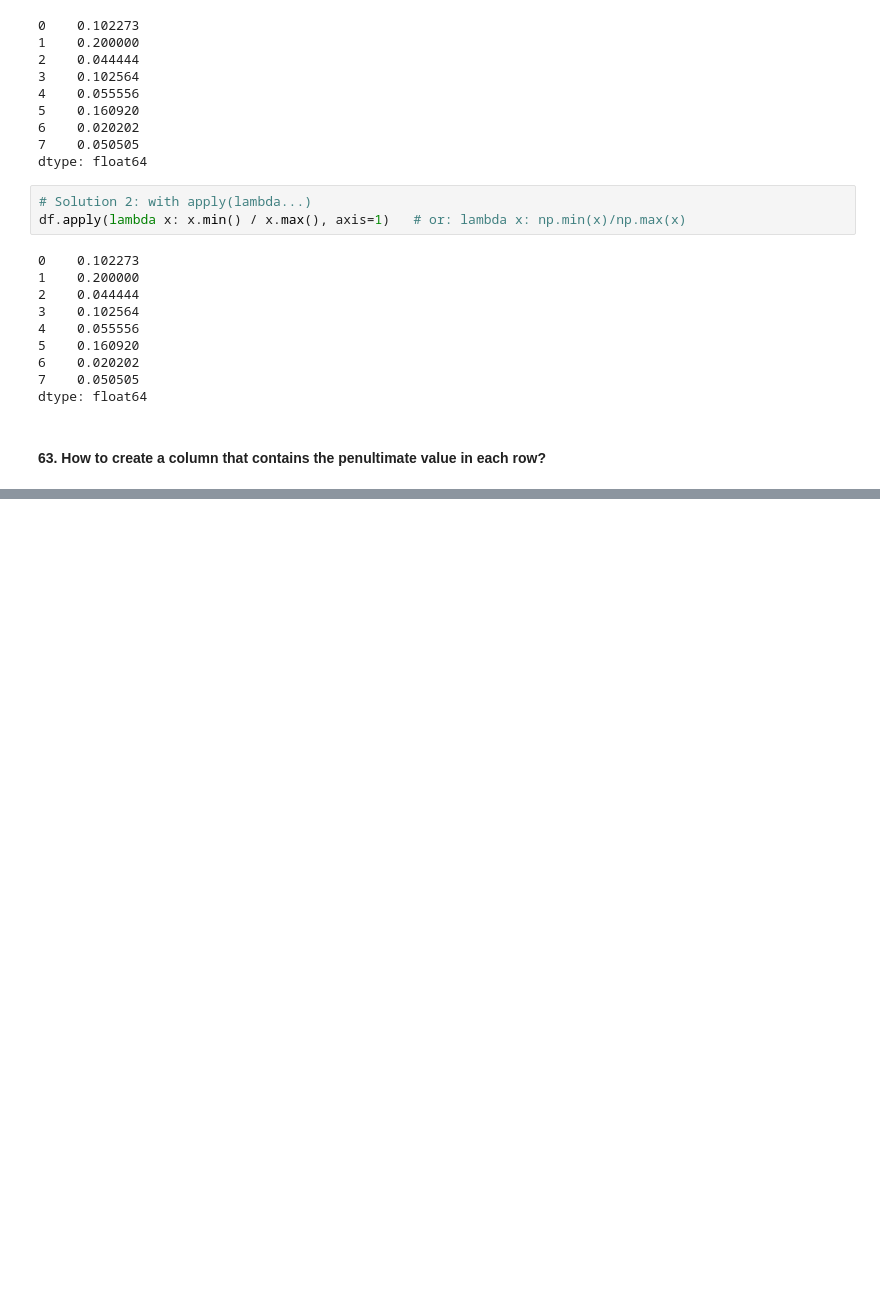
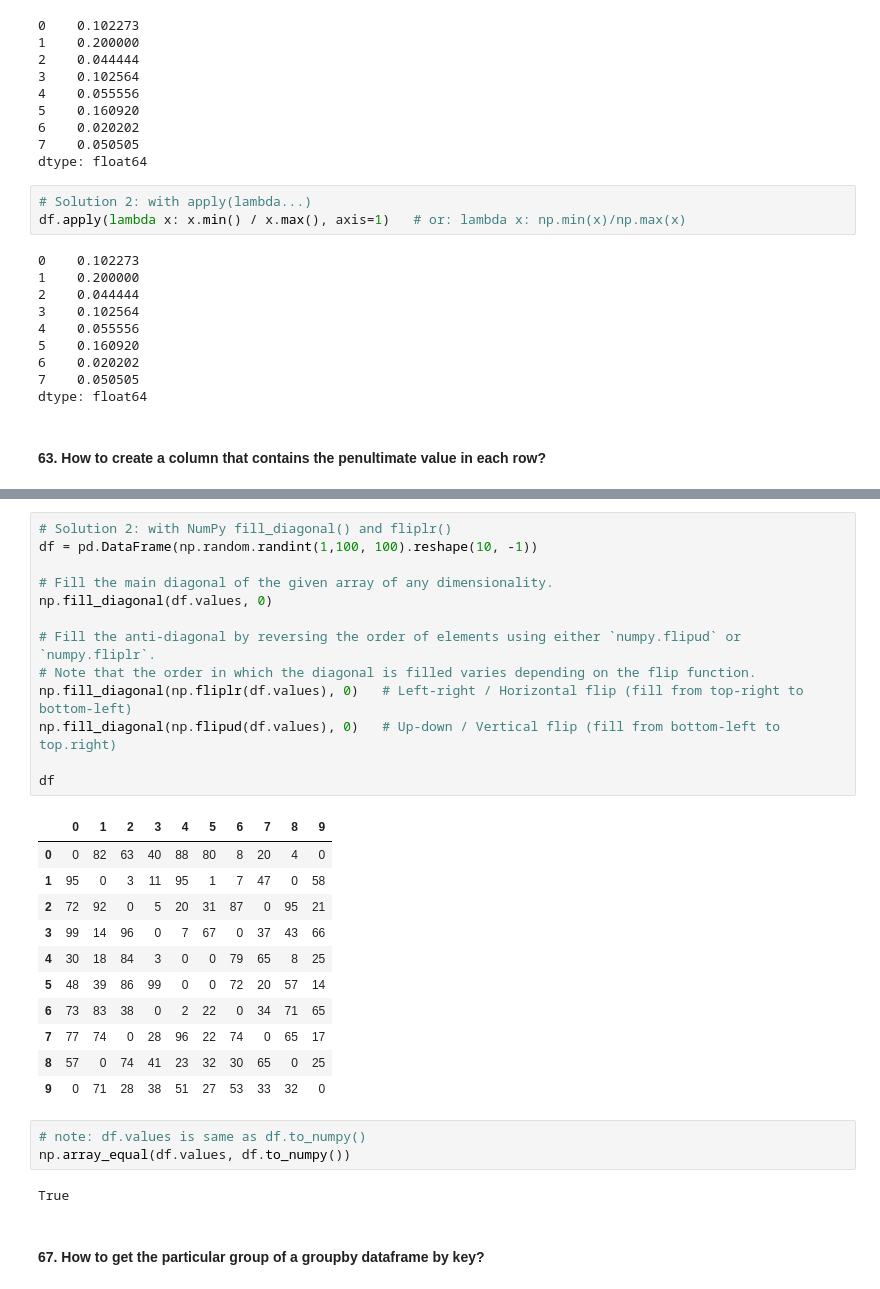
Before and after one commit to KarimaCha/Exercises_Python_NumPy_Pandas, a Jupyter notebook: 03_Pandas_Exercises_KC.ipynb, the cells around one changed output, grey strips where cells are left out. Saved outputs shown, nothing was run; the diff lists cells and outputs as text; blank space fills up the shorter version.

```diff
--- a/03_Pandas_Exercises_KC.ipynb
+++ b/03_Pandas_Exercises_KC.ipynb
@@ -3124,0 +3342,32 @@ dtype: float64
+# %%
+# Solution 2: with NumPy fill_diagonal() and fliplr()
+df = pd.DataFrame(np.random.randint(1,100, 100).reshape(10, -1))
+
+# Fill the main diagonal of the given array of any dimensionality.
+np.fill_diagonal(df.values, 0)
+
+# Fill the anti-diagonal by reversing the order of elements using either `numpy.flipud` or `numpy.fliplr`.
+# Note that the order in which the diagonal is filled varies depending on the flip function.
+np.fill_diagonal(np.fliplr(df.values), 0)   # Left-right / Horizontal flip (fill from top-right to bottom-left)
+np.fill_diagonal(np.flipud(df.values), 0)   # Up-down / Vertical flip (fill from bottom-left to top.right)
+
+df
+# %% [output]
+|  | 0 | 1 | 2 | 3 | 4 | 5 | 6 | 7 | 8 | 9 |
+| 0 | 0 | 82 | 63 | 40 | 88 | 80 | 8 | 20 | 4 | 0 |
+| 1 | 95 | 0 | 3 | 11 | 95 | 1 | 7 | 47 | 0 | 58 |
+| 2 | 72 | 92 | 0 | 5 | 20 | 31 | 87 | 0 | 95 | 21 |
+| 3 | 99 | 14 | 96 | 0 | 7 | 67 | 0 | 37 | 43 | 66 |
+| 4 | 30 | 18 | 84 | 3 | 0 | 0 | 79 | 65 | 8 | 25 |
+| 5 | 48 | 39 | 86 | 99 | 0 | 0 | 72 | 20 | 57 | 14 |
+| 6 | 73 | 83 | 38 | 0 | 2 | 22 | 0 | 34 | 71 | 65 |
+| 7 | 77 | 74 | 0 | 28 | 96 | 22 | 74 | 0 | 65 | 17 |
+| 8 | 57 | 0 | 74 | 41 | 23 | 32 | 30 | 65 | 0 | 25 |
+| 9 | 0 | 71 | 28 | 38 | 51 | 27 | 53 | 33 | 32 | 0 |
+# %%
+# note: df.values is same as df.to_numpy()
+np.array_equal(df.values, df.to_numpy())
+# %% [output]
+True
+# %% [markdown]
+#### 67. How to get the particular group of a groupby dataframe by key?
```
Also changed, not shown: parts of 29 cells of this notebook.
